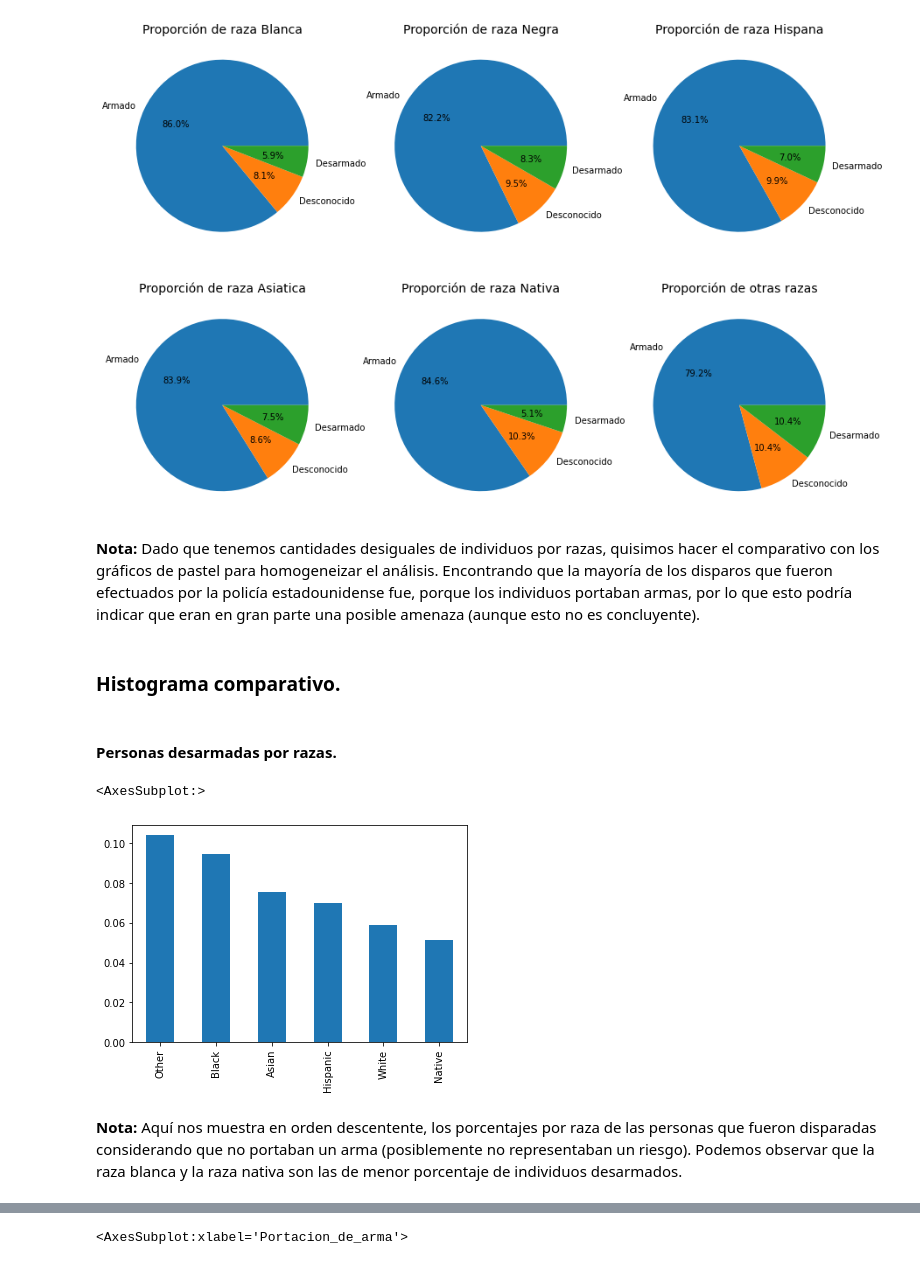
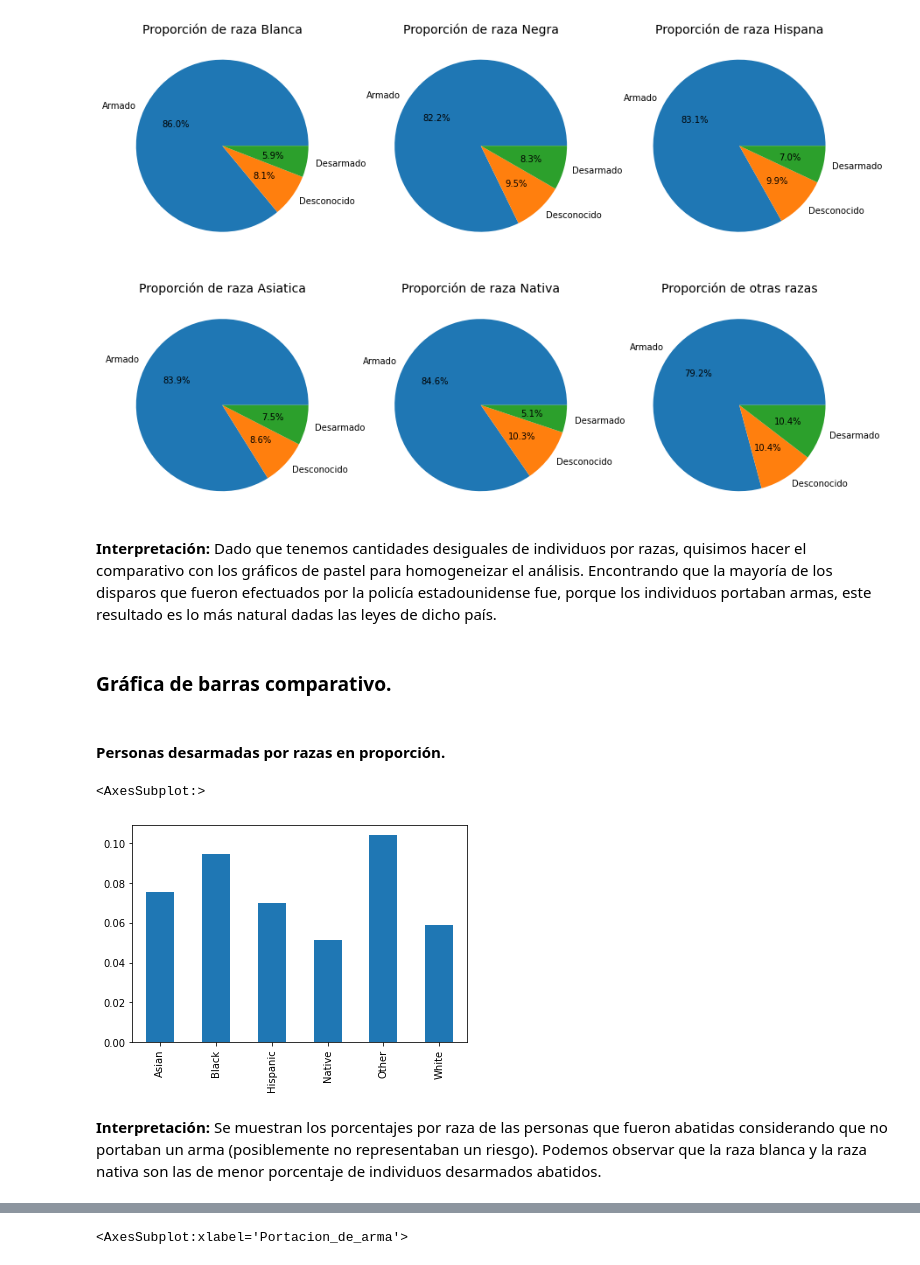
Before and after one commit to EmmanuelGalvan/MineriaDatos, a Jupyter notebook: Archivos/PIA/AvancePIA_II_Grupo3_Equipo9.ipynb, the cells around one changed output, grey strips where cells are left out. Drawn from its saved outputs; the diff is of its cells as text; code cells hidden in the pictures.

Commit message:
Interpretación de las gráficas

```diff
--- a/Archivos/PIA/AvancePIA_II_Grupo3_Equipo9.ipynb
+++ b/Archivos/PIA/AvancePIA_II_Grupo3_Equipo9.ipynb
@@ -108,18 +106,15 @@ df_PS = df_PS.drop(['name','body_camera', 'date', 'city', 'armed'], axis=1)
 # %% [markdown]
 #### Renombrar Columnas
 # %%
-df_PS = df_PS.rename(columns={#'date': 'Dia',
-                              'manner_of_death':'Manera_de_la_muerte',
-                              #'armed':'Arma',
+df_PS = df_PS.rename(columns={'manner_of_death':'Manera_de_la_muerte',
                               'age': 'Edad',
                               'gender':'Genero',
                               'race':'Raza',
-                              #'city':'Ciudad',
                               'state':'Estado',
                               'signs_of_mental_illness':'Signos_de_enfermedades_mentales',
                               'threat_level':'Nivel_de_amenaza',
                               'flee':'Escapo',
-                              'arms_category': 'Categoria_de_armas' })
+                              'arms_category': 'Portacion_de_arma' })
 # %% [markdown]
 Las cambiamos para identificarlos con facilidad en nuestro idioma nativo.
 # %% [markdown]
@@ -161,3 +154 @@ array(['Armado', 'Desarmado', 'Desconocido'], dtype=object)
-# %%
-df_PS = df_PS.rename(columns={'Categoria_de_armas': 'Portacion_de_arma'})
 # %% [markdown]
@@ -288,15 +286,15 @@ plt.title("Proporción de otras razas", size=14)
 Text(0.5, 1.0, 'Proporción de otras razas')
 [figure]
 # %% [markdown]
-**Nota:** Dado que tenemos cantidades desiguales de individuos por razas, quisimos hacer el comparativo con los gráficos de pastel para homogeneizar el análisis. Encontrando que la mayoría de los disparos que fueron efectuados por la policía estadounidense fue, porque los individuos portaban armas, por lo que esto podría indicar que eran en gran parte una posible amenaza (aunque esto no es concluyente).
+**Interpretación:** Dado que tenemos cantidades desiguales de individuos por razas, quisimos hacer el comparativo con los gráficos de pastel para homogeneizar el análisis. Encontrando que la mayoría de los disparos que fueron efectuados por la policía estadounidense fue, porque los individuos portaban armas, este resultado es lo más natural dadas las leyes de dicho país.
 # %% [markdown]
-### Histograma comparativo.
+### Gráfica de barras comparativo.
 # %% [markdown]
-#### Personas desarmadas por razas.
+#### Personas desarmadas por razas en proporción.
 # %%
-(df_PS[df_PS['Portacion_de_arma']=='Desarmado']['Raza'].value_counts() / df_PS['Raza'].value_counts()).sort_values(ascending = False).plot.bar()
+(df_PS[df_PS['Portacion_de_arma']=='Desarmado']['Raza'].value_counts() / df_PS['Raza'].value_counts()).plot.bar()
 # %% [output]
 <AxesSubplot:>
-[figure, old version]
+[figure, new version]
 # %% [markdown]
-**Nota:** Aquí nos muestra en orden descentente, los porcentajes por raza de las personas que fueron disparadas considerando que no portaban un arma (posiblemente no representaban un riesgo). Podemos observar que la raza blanca y la raza nativa son las de menor porcentaje de individuos desarmados.
+**Interpretación:** Se muestran los porcentajes por raza de las personas que fueron abatidas considerando que no portaban un arma (posiblemente no representaban un riesgo). Podemos observar que la raza blanca y la raza nativa son las de menor porcentaje de individuos desarmados abatidos.
```
Also changed, not shown: parts of 23 cells of this notebook.
